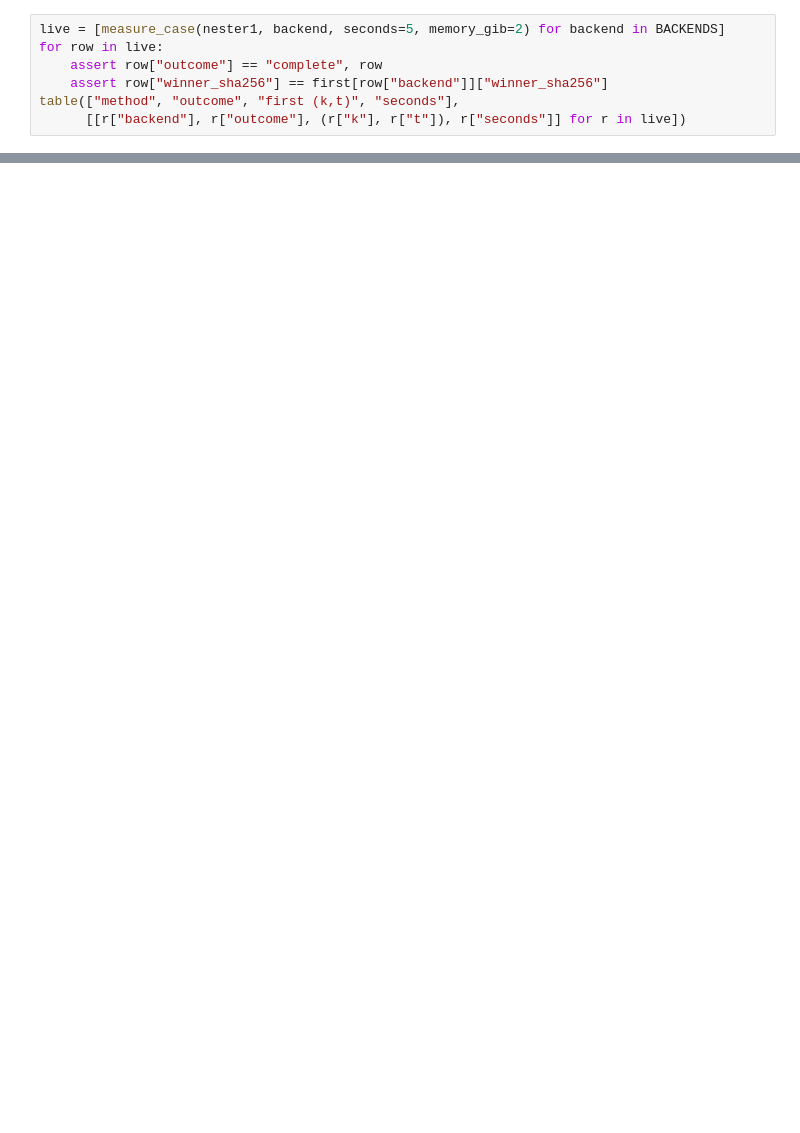
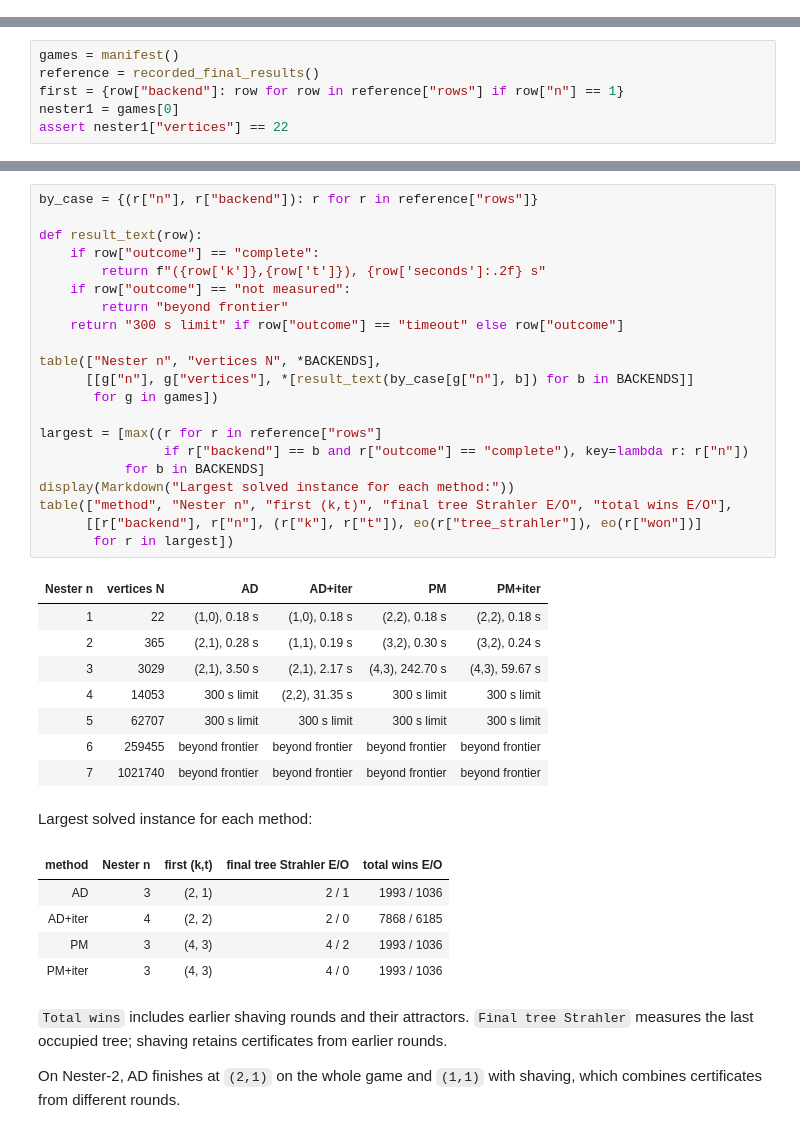
Before and after one commit to vfluegel/strahler-tree-experiments, a Jupyter notebook: jupyter-examples/08-lexicographic-adaptive-nester.ipynb, the cells around one changed output, grey strips where cells are left out. Cells and saved outputs as stored; diff of their text form; blank space fills up the shorter version.

Commit message:
Clarify Nester notebook and record five-minute frontier

```diff
--- a/jupyter-examples/08-lexicographic-adaptive-nester.ipynb
+++ b/jupyter-examples/08-lexicographic-adaptive-nester.ipynb
@@ -284,7 +0,0 @@ the saved run; execution times can differ.
-# %%
-live = [measure_case(nester1, backend, seconds=5, memory_gib=2) for backend in BACKENDS]
-for row in live:
-    assert row["outcome"] == "complete", row
-    assert row["winner_sha256"] == first[row["backend"]]["winner_sha256"]
-table(["method", "outcome", "first (k,t)", "seconds"],
-      [[r["backend"], r["outcome"], (r["k"], r["t"]), r["seconds"]] for r in live])
@@ -324,0 +27,6 @@ from the command line.
+# %%
+games = manifest()
+reference = recorded_final_results()
+first = {row["backend"]: row for row in reference["rows"] if row["n"] == 1}
+nester1 = games[0]
+assert nester1["vertices"] == 22
@@ -324,0 +199,43 @@ from the command line.
+# %%
+by_case = {(r["n"], r["backend"]): r for r in reference["rows"]}
+
+def result_text(row):
+    if row["outcome"] == "complete":
+        return f"({row['k']},{row['t']}), {row['seconds']:.2f} s"
+    if row["outcome"] == "not measured":
+        return "beyond frontier"
+    return "300 s limit" if row["outcome"] == "timeout" else row["outcome"]
+
+table(["Nester n", "vertices N", *BACKENDS],
+      [[g["n"], g["vertices"], *[result_text(by_case[g["n"], b]) for b in BACKENDS]]
+       for g in games])
+
+largest = [max((r for r in reference["rows"]
+                if r["backend"] == b and r["outcome"] == "complete"), key=lambda r: r["n"])
+           for b in BACKENDS]
+display(Markdown("Largest solved instance for each method:"))
+table(["method", "Nester n", "first (k,t)", "final tree Strahler E/O", "total wins E/O"],
+      [[r["backend"], r["n"], (r["k"], r["t"]), eo(r["tree_strahler"]), eo(r["won"])]
+       for r in largest])
+# %% [output]
+| Nester n | vertices N | AD | AD+iter | PM | PM+iter |
+| 1 | 22 | (1,0), 0.18 s | (1,0), 0.18 s | (2,2), 0.18 s | (2,2), 0.18 s |
+| 2 | 365 | (2,1), 0.28 s | (1,1), 0.19 s | (3,2), 0.30 s | (3,2), 0.24 s |
+| 3 | 3029 | (2,1), 3.50 s | (2,1), 2.17 s | (4,3), 242.70 s | (4,3), 59.67 s |
+| 4 | 14053 | 300 s limit | (2,2), 31.35 s | 300 s limit | 300 s limit |
+| 5 | 62707 | 300 s limit | 300 s limit | 300 s limit | 300 s limit |
+| 6 | 259455 | beyond frontier | beyond frontier | beyond frontier | beyond frontier |
+| 7 | 1021740 | beyond frontier | beyond frontier | beyond frontier | beyond frontier |
+Largest solved instance for each method:
+| method | Nester n | first (k,t) | final tree Strahler E/O | total wins E/O |
+| AD | 3 | (2, 1) | 2 / 1 | 1993 / 1036 |
+| AD+iter | 4 | (2, 2) | 2 / 0 | 7868 / 6185 |
+| PM | 3 | (4, 3) | 4 / 2 | 1993 / 1036 |
+| PM+iter | 3 | (4, 3) | 4 / 0 | 1993 / 1036 |
+# %% [markdown]
+`Total wins` includes earlier shaving rounds and their attractors.
+`Final tree Strahler` measures the last occupied tree; shaving retains
+certificates from earlier rounds.
+
+On Nester-2, AD finishes at `(2,1)` on the whole game and `(1,1)` with
+shaving, which combines certificates from different rounds.
```
Also changed, not shown: parts of 34 cells of this notebook, 9 other files.
